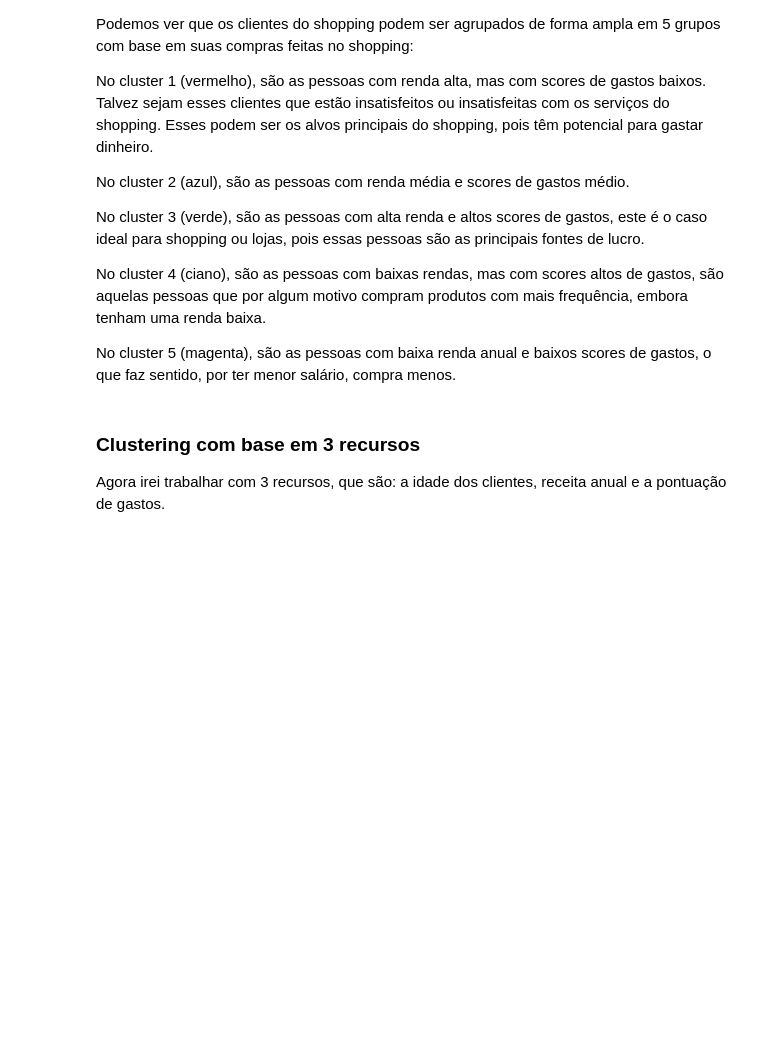
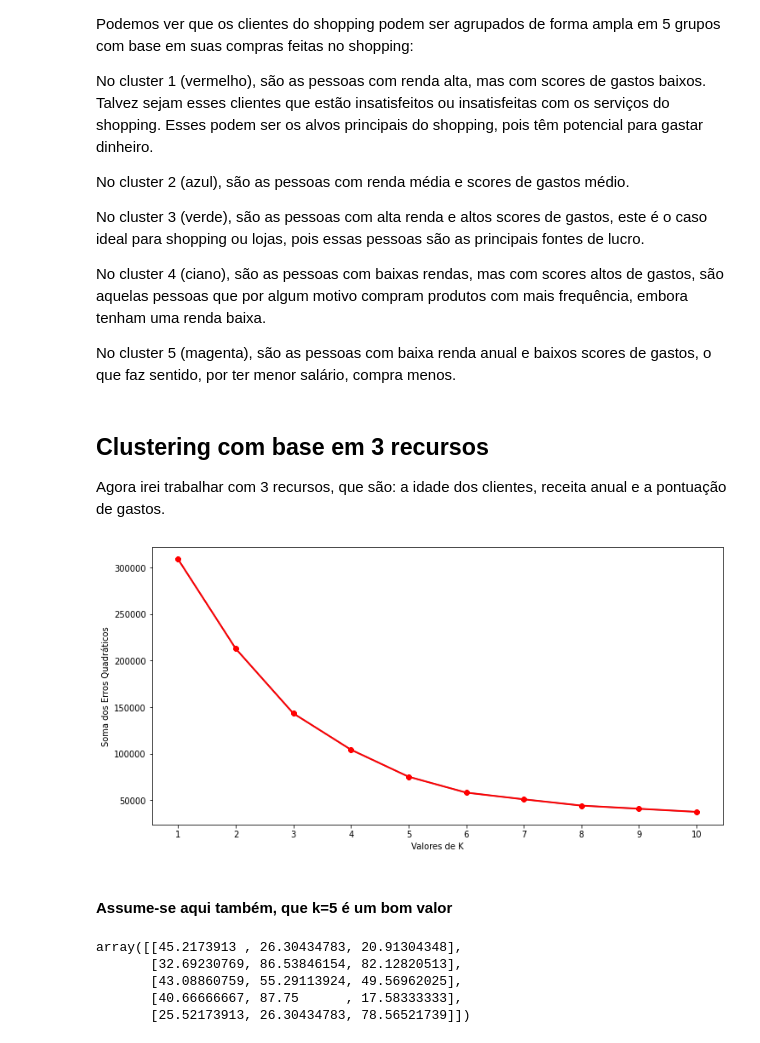
Before and after one commit to Ruann-01/Python_IA, a Jupyter notebook: Atividade 7/Atividade 7 - K-means.ipynb, the cells around one changed output. Cells and saved outputs as stored; diff of their text form; code cells hidden in the pictures; blank space fills up the shorter version.

```diff
--- a/Atividade 7/Atividade 7 - K-means.ipynb
+++ b/Atividade 7/Atividade 7 - K-means.ipynb
@@ -175,5 +175,46 @@ No cluster 4 (ciano), são as pessoas com baixas rendas, mas com scores altos de
 
 No cluster 5 (magenta), são as pessoas com baixa renda anual e baixos scores de gastos, o que faz sentido, por ter menor salário, compra menos.
 # %% [markdown]
-### Clustering com base em 3 recursos
+## Clustering com base em 3 recursos
 Agora irei trabalhar com 3 recursos, que são: a idade dos clientes, receita anual e a pontuação de gastos.
+# %%
+df2 = df_shop_focus[['Age','Annual Income (k$)','Spending Score (1-100)']]
+X_2 = df2
+# %%
+#normalizando
+#scaler = MinMaxScaler()
+#X_2 = scaler.fit_transform(X_2)
+# Agora calculamos a Soma dos Erros Quadráticos Dentro do Cluster (wcss/sigla do inglês) para diferentes valores de k.
+# Em seguida, escolhemos o k para o qual o wcss primeiro começa a diminuir.
+# Este valor de K nos dá o melhor número de clusters para fazer a partir dos dados brutos.
+wcss=[]
+for i in range (1,11):
+    kmeans_2=KMeans(n_clusters=i, random_state=0)
+    kmeans_2.fit(X_2)
+    wcss.append(kmeans_2.inertia_)
+# %%
+#A curva do cotovelo
+plt.figure(figsize=(12,6))
+plt.plot(range(1,11),wcss)
+plt.plot(range(1,11),wcss, linewidth=2, color="red", marker ="8")
+plt.xlabel("Valores de K")
+plt.xticks(np.arange(1,11,1))
+plt.ylabel("Soma dos Erros Quadráticos")
+plt.show()
+# %% [output]
+[figure, added]
+# %% [markdown]
+#### Assume-se aqui também, que k=5 é um bom valor
+# %%
+kmeans_2 = KMeans(n_clusters=5,random_state=0).fit(X_2)
+#preditar os rótulos dos dados de entrada
+y_kmeans_2 = kmeans_2.predict(X_2)
+# Os dados com rótulos
+df2 ["label"] = y_kmeans_2
+kmeans_2.cluster_centers_
+# %% [output]
+array([[45.2173913 , 26.30434783, 20.91304348],
+       [32.69230769, 86.53846154, 82.12820513],
+       [43.08860759, 55.29113924, 49.56962025],
+       [40.66666667, 87.75      , 17.58333333],
+       [25.52173913, 26.30434783, 78.56521739]])
```
Also changed, not shown: parts of 4 cells of this notebook.
